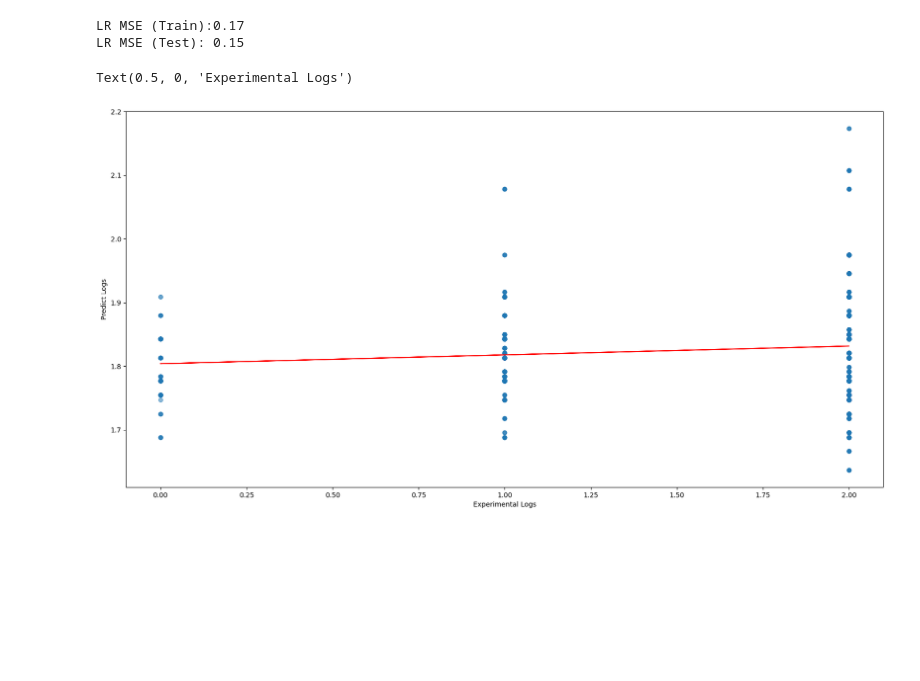
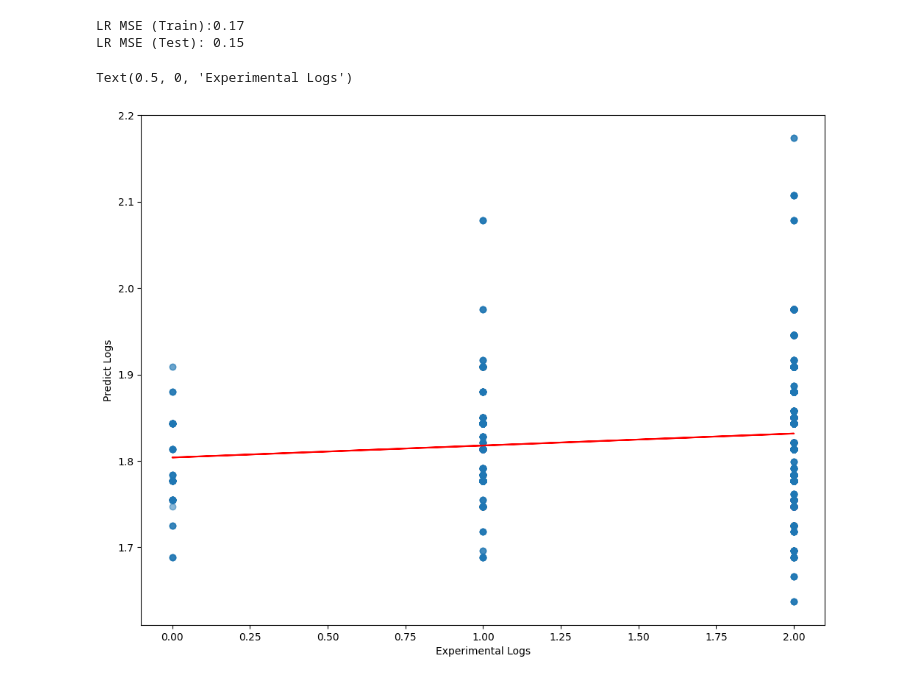
Before and after one commit to KushDayv/Intro-to-ML-models, a Jupyter notebook: road_accident_severity_linear_regression_model.ipynb, the cells around one changed output. Cells and saved outputs as stored; diff of their text form; code cells hidden in the pictures; blank space fills up the shorter version.

```diff
--- a/road_accident_severity_linear_regression_model.ipynb
+++ b/road_accident_severity_linear_regression_model.ipynb
@@ -347,16 +356,16 @@ LR MSE (Test): 0.15
 # %%
 import matplotlib.pyplot as plt
 import numpy as np
 
-plt.figure(figsize=(20,10))
+plt.figure(figsize=(12,9))
 plt.scatter(x=y_train, y=y_lr_train_pred, alpha=0.3)
 
 z = np.polyfit(y_train, y_lr_train_pred, 1)
 p = np.poly1d(z)
 
 plt.plot(y_train, p(y_train), 'Red')
 plt.ylabel('Predict Logs')
 plt.xlabel('Experimental Logs')
 # %% [output]
 Text(0.5, 0, 'Experimental Logs')
-[figure, old version]
+[figure, new version]
```
Also changed, not shown: parts of 2 cells of this notebook.
